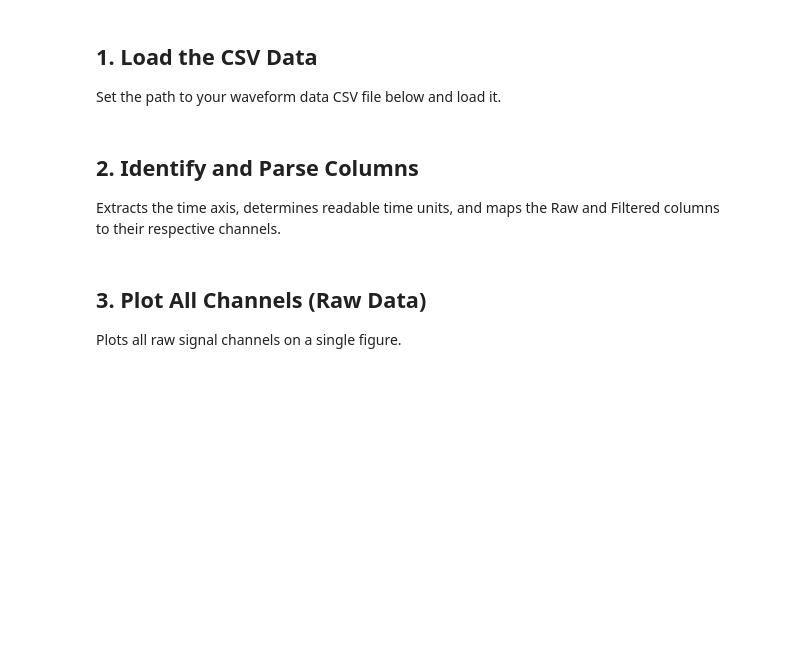
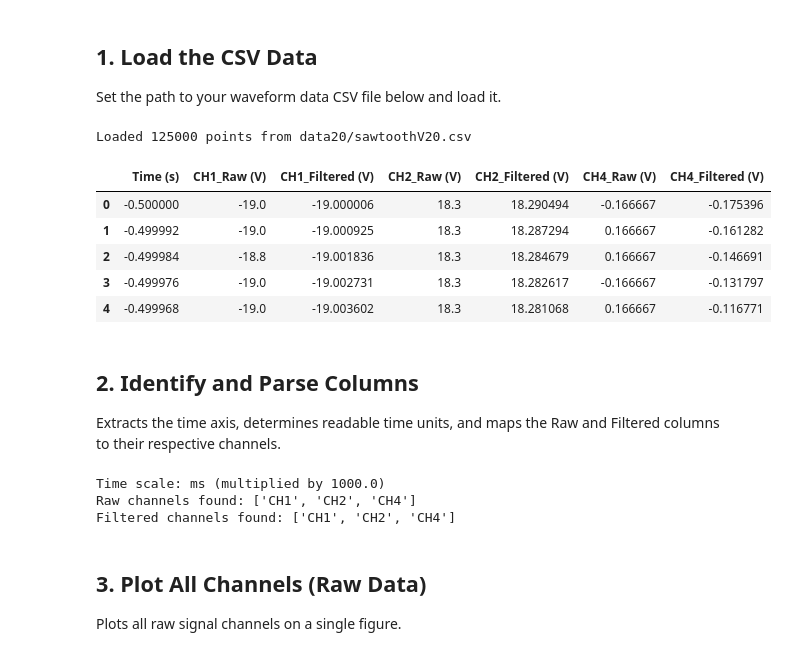
Before and after one commit to ht-epistolist/PlasmaLab, a Jupyter notebook: plot_waveforms.ipynb, the cells around one changed output. Cells and saved outputs as stored; diff of their text form; code cells hidden in the pictures; blank space fills up the shorter version.

```diff
--- a/plot_waveforms.ipynb
+++ b/plot_waveforms.ipynb
@@ -14,10 +14,18 @@ import matplotlib.pyplot as plt
 
 Set the path to your waveform data CSV file below and load it.
 # %%
-csv_path = "data/line.csv"  # Change this to your file path
+csv_path = "data20/sawtoothV20.csv"  # Change this to your file path
 df = pd.read_csv(csv_path)
 print(f"Loaded {len(df)} points from {csv_path}")
 df.head()
+# %% [output]
+Loaded 125000 points from data20/sawtoothV20.csv
+|  | Time (s) | CH1_Raw (V) | CH1_Filtered (V) | CH2_Raw (V) | CH2_Filtered (V) | CH4_Raw (V) | CH4_Filtered (V) |
+| 0 | -0.500000 | -19.0 | -19.000006 | 18.3 | 18.290494 | -0.166667 | -0.175396 |
+| 1 | -0.499992 | -19.0 | -19.000925 | 18.3 | 18.287294 | 0.166667 | -0.161282 |
+| 2 | -0.499984 | -18.8 | -19.001836 | 18.3 | 18.284679 | 0.166667 | -0.146691 |
+| 3 | -0.499976 | -19.0 | -19.002731 | 18.3 | 18.282617 | -0.166667 | -0.131797 |
+| 4 | -0.499968 | -19.0 | -19.003602 | 18.3 | 18.281068 | 0.166667 | -0.116771 |
 # %% [markdown]
 ## 2. Identify and Parse Columns
 
@@ -67,6 +75,10 @@ for col in df.columns:
 
 print(f"Raw channels found: {list(raw_col_map.keys())}")
 print(f"Filtered channels found: {list(filtered_col_map.keys())}")
+# %% [output]
+Time scale: ms (multiplied by 1000.0)
+Raw channels found: ['CH1', 'CH2', 'CH4']
+Filtered channels found: ['CH1', 'CH2', 'CH4']
 # %% [markdown]
 ## 3. Plot All Channels (Raw Data)
 
```
Also changed, not shown: parts of 4 cells of this notebook, 44 other files.
